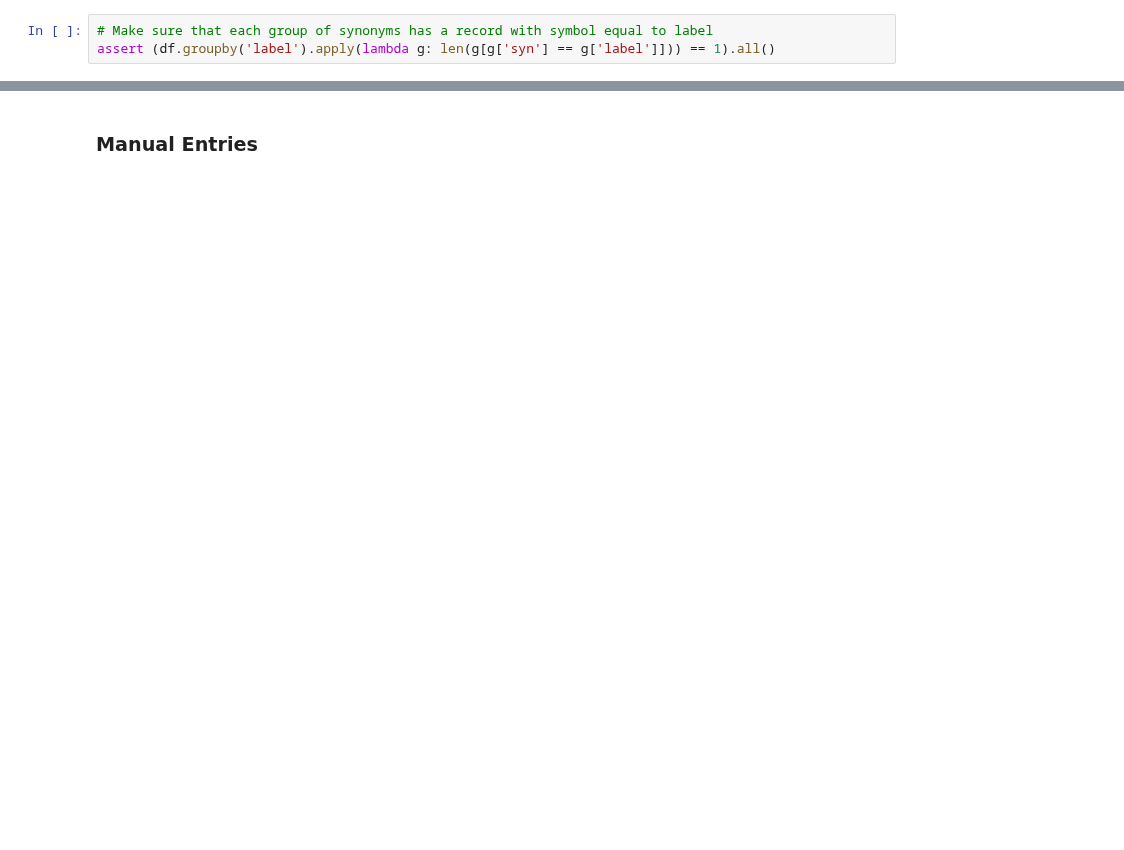
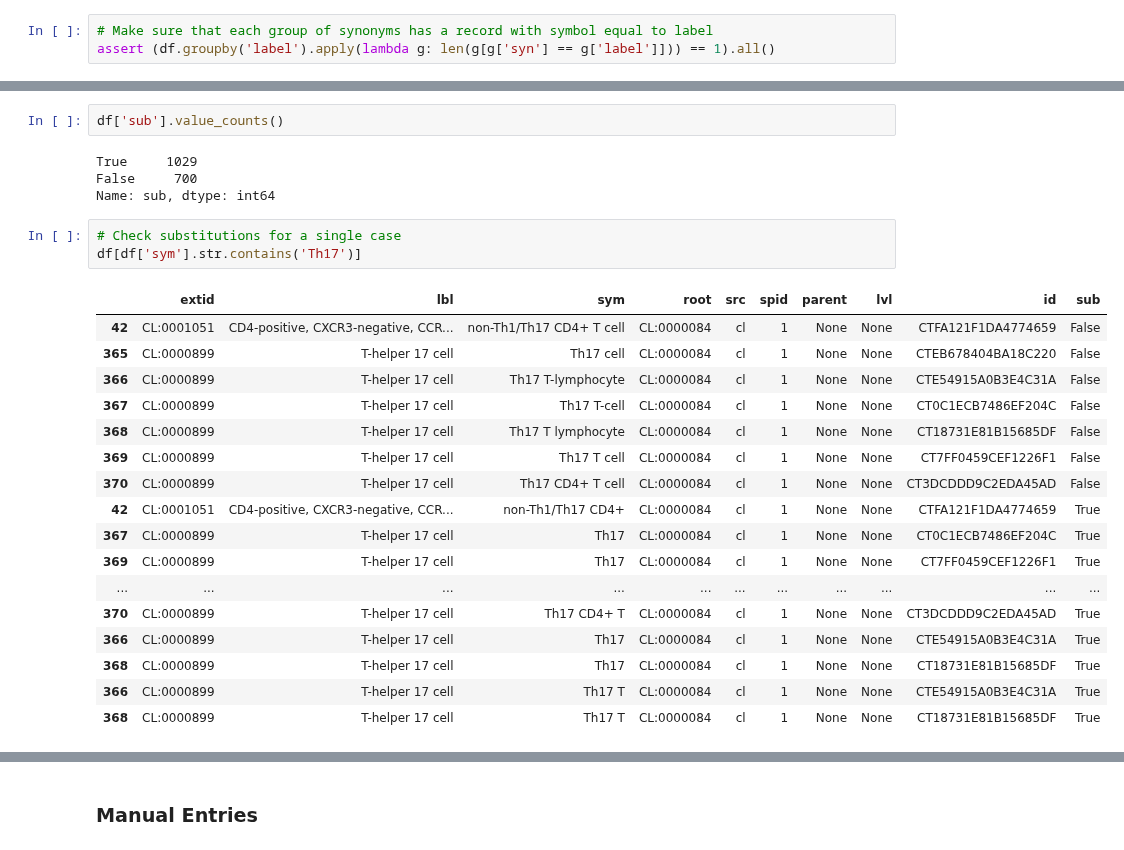
Before and after one commit to hammerlab/t-cell-relation-extraction, a Jupyter notebook: pipeline/03-meta-cell-types.ipynb, the cells around one changed output, grey strips where cells are left out. Drawn from its saved outputs; the diff is of its cells as text; blank space fills up the shorter version.

```diff
--- a/pipeline/03-meta-cell-types.ipynb
+++ b/pipeline/03-meta-cell-types.ipynb
@@ -59,0 +59,27 @@ search('nkt', df)
+# %%
+df['sub'].value_counts()
+# %% [output]
+True     1029
+False     700
+Name: sub, dtype: int64
+# %%
+# Check substitutions for a single case
+df[df['sym'].str.contains('Th17')]
+# %% [output]
+|  | extid | lbl | sym | root | src | spid | parent | lvl | id | sub |
+| 42 | CL:0001051 | CD4-positive, CXCR3-negative, CCR... | non-Th1/Th17 CD4+ T cell | CL:0000084 | cl | 1 | None | None | CTFA121F1DA4774659 | False |
+| 365 | CL:0000899 | T-helper 17 cell | Th17 cell | CL:0000084 | cl | 1 | None | None | CTEB678404BA18C220 | False |
+| 366 | CL:0000899 | T-helper 17 cell | Th17 T-lymphocyte | CL:0000084 | cl | 1 | None | None | CTE54915A0B3E4C31A | False |
+| 367 | CL:0000899 | T-helper 17 cell | Th17 T-cell | CL:0000084 | cl | 1 | None | None | CT0C1ECB7486EF204C | False |
+| 368 | CL:0000899 | T-helper 17 cell | Th17 T lymphocyte | CL:0000084 | cl | 1 | None | None | CT18731E81B15685DF | False |
+| 369 | CL:0000899 | T-helper 17 cell | Th17 T cell | CL:0000084 | cl | 1 | None | None | CT7FF0459CEF1226F1 | False |
+| 370 | CL:0000899 | T-helper 17 cell | Th17 CD4+ T cell | CL:0000084 | cl | 1 | None | None | CT3DCDDD9C2EDA45AD | False |
+| 42 | CL:0001051 | CD4-positive, CXCR3-negative, CCR... | non-Th1/Th17 CD4+ | CL:0000084 | cl | 1 | None | None | CTFA121F1DA4774659 | True |
+| 367 | CL:0000899 | T-helper 17 cell | Th17 | CL:0000084 | cl | 1 | None | None | CT0C1ECB7486EF204C | True |
+| 369 | CL:0000899 | T-helper 17 cell | Th17 | CL:0000084 | cl | 1 | None | None | CT7FF0459CEF1226F1 | True |
+| ... | ... | ... | ... | ... | ... | ... | ... | ... | ... | ... |
+| 370 | CL:0000899 | T-helper 17 cell | Th17 CD4+ T | CL:0000084 | cl | 1 | None | None | CT3DCDDD9C2EDA45AD | True |
+| 366 | CL:0000899 | T-helper 17 cell | Th17 | CL:0000084 | cl | 1 | None | None | CTE54915A0B3E4C31A | True |
+| 368 | CL:0000899 | T-helper 17 cell | Th17 | CL:0000084 | cl | 1 | None | None | CT18731E81B15685DF | True |
+| 366 | CL:0000899 | T-helper 17 cell | Th17 T | CL:0000084 | cl | 1 | None | None | CTE54915A0B3E4C31A | True |
+| 368 | CL:0000899 | T-helper 17 cell | Th17 T | CL:0000084 | cl | 1 | None | None | CT18731E81B15685DF | True |
```
Also changed, not shown: parts of 25 cells of this notebook, 2 other files.
